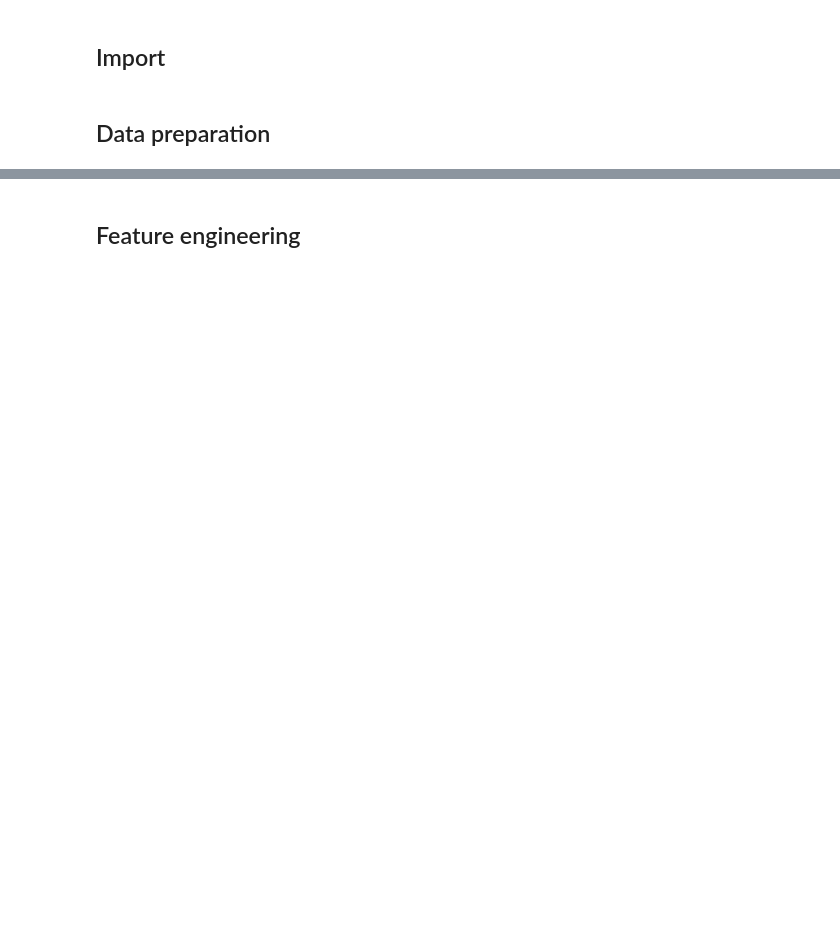
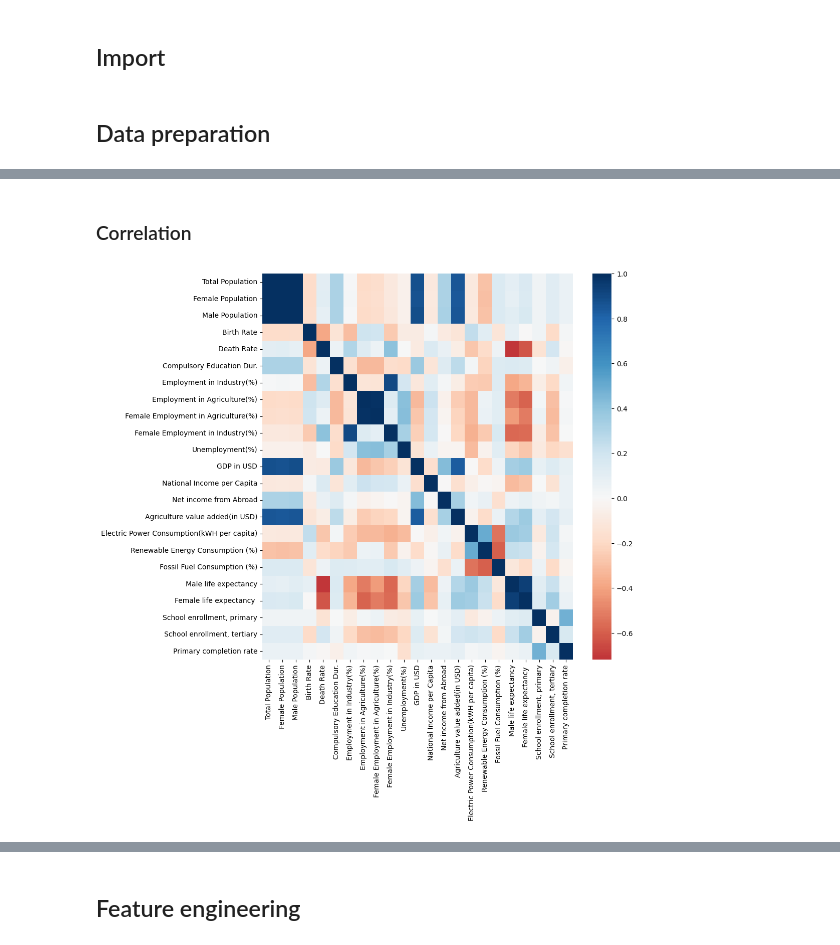
Before and after one commit to khanhnhan1512/Lab-2, a Jupyter notebook: notebooks/4.0-data-modelling.ipynb, the cells around one changed output, grey strips where cells are left out. Cells and saved outputs as stored; diff of their text form; code cells hidden in the pictures; blank space fills up the shorter version.

```diff
--- a/notebooks/4.0-data-modelling.ipynb
+++ b/notebooks/4.0-data-modelling.ipynb
@@ -34,0 +121,15 @@ import seaborn as sns
+# %% [markdown]
+### Correlation
+# %%
+# create a copy
+data_copy = data.copy()
+
+# Exclude the categorical features from the matrix
+data_copy.drop(['Year', 'Country'], inplace=True, axis='columns')
+
+# plot a correlation matrix
+fig, ax = plt.subplots(figsize=(10,10))
+sns.heatmap(data_copy.corr(), cmap='RdBu', center=0,ax=ax)
+plt.show()
+# %% [output]
+[figure, added]
```
Also changed, not shown: parts of 28 cells of this notebook, 1 other file.
